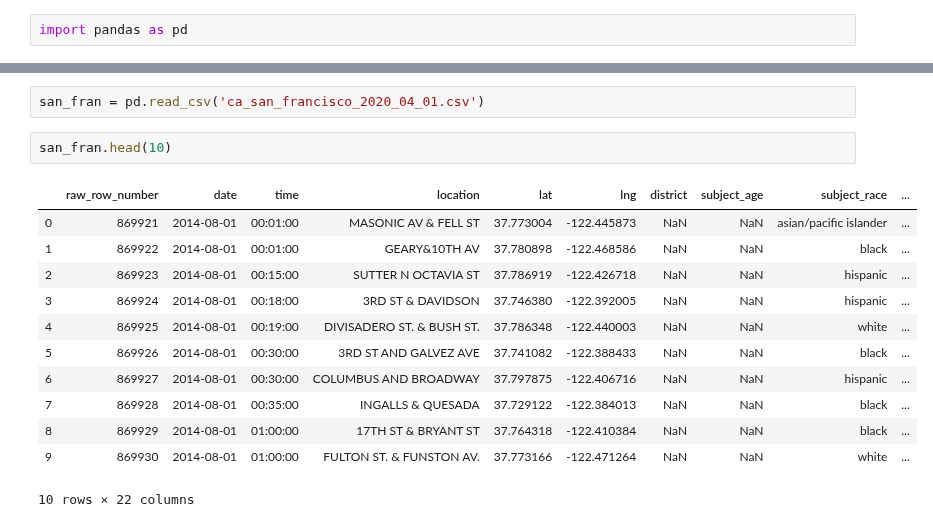
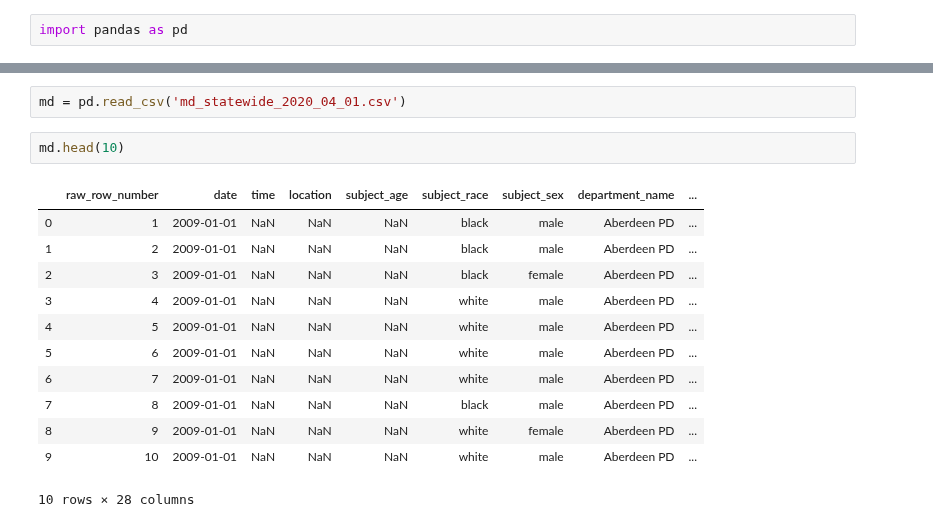
Before and after one commit to tahentx/pv_workbook, a Jupyter notebook: datascience/policing/stanford_policing_eda.ipynb, the cells around one changed output, grey strips where cells are left out. Cells and saved outputs as stored; diff of their text form.

```diff
--- a/datascience/policing/stanford_policing_eda.ipynb
+++ b/datascience/policing/stanford_policing_eda.ipynb
@@ -3,17 +140,17 @@ import pandas as pd
 # %%
-san_fran = pd.read_csv('ca_san_francisco_2020_04_01.csv')
+md = pd.read_csv('md_statewide_2020_04_01.csv')
 # %%
-san_fran.head(10)
+md.head(10)
 # %% [output]
-|  | raw_row_number | date | time | location | lat | lng | district | subject_age | subject_race | ... |
-| 0 | 869921 | 2014-08-01 | 00:01:00 | MASONIC AV & FELL ST | 37.773004 | -122.445873 | NaN | NaN | asian/pacific islander | ... |
-| 1 | 869922 | 2014-08-01 | 00:01:00 | GEARY&10TH AV | 37.780898 | -122.468586 | NaN | NaN | black | ... |
-| 2 | 869923 | 2014-08-01 | 00:15:00 | SUTTER N OCTAVIA ST | 37.786919 | -122.426718 | NaN | NaN | hispanic | ... |
-| 3 | 869924 | 2014-08-01 | 00:18:00 | 3RD ST & DAVIDSON | 37.746380 | -122.392005 | NaN | NaN | hispanic | ... |
-| 4 | 869925 | 2014-08-01 | 00:19:00 | DIVISADERO ST. & BUSH ST. | 37.786348 | -122.440003 | NaN | NaN | white | ... |
-| 5 | 869926 | 2014-08-01 | 00:30:00 | 3RD ST AND GALVEZ AVE | 37.741082 | -122.388433 | NaN | NaN | black | ... |
-| 6 | 869927 | 2014-08-01 | 00:30:00 | COLUMBUS AND BROADWAY | 37.797875 | -122.406716 | NaN | NaN | hispanic | ... |
-| 7 | 869928 | 2014-08-01 | 00:35:00 | INGALLS & QUESADA | 37.729122 | -122.384013 | NaN | NaN | black | ... |
-| 8 | 869929 | 2014-08-01 | 01:00:00 | 17TH ST & BRYANT ST | 37.764318 | -122.410384 | NaN | NaN | black | ... |
-| 9 | 869930 | 2014-08-01 | 01:00:00 | FULTON ST. & FUNSTON AV. | 37.773166 | -122.471264 | NaN | NaN | white | ... |
+|  | raw_row_number | date | time | location | subject_age | subject_race | subject_sex | department_name | ... |
+| 0 | 1 | 2009-01-01 | NaN | NaN | NaN | black | male | Aberdeen PD | ... |
+| 1 | 2 | 2009-01-01 | NaN | NaN | NaN | black | male | Aberdeen PD | ... |
+| 2 | 3 | 2009-01-01 | NaN | NaN | NaN | black | female | Aberdeen PD | ... |
+| 3 | 4 | 2009-01-01 | NaN | NaN | NaN | white | male | Aberdeen PD | ... |
+| 4 | 5 | 2009-01-01 | NaN | NaN | NaN | white | male | Aberdeen PD | ... |
+| 5 | 6 | 2009-01-01 | NaN | NaN | NaN | white | male | Aberdeen PD | ... |
+| 6 | 7 | 2009-01-01 | NaN | NaN | NaN | white | male | Aberdeen PD | ... |
+| 7 | 8 | 2009-01-01 | NaN | NaN | NaN | black | male | Aberdeen PD | ... |
+| 8 | 9 | 2009-01-01 | NaN | NaN | NaN | white | female | Aberdeen PD | ... |
+| 9 | 10 | 2009-01-01 | NaN | NaN | NaN | white | male | Aberdeen PD | ... |
-10 rows × 22 columns
+10 rows × 28 columns
```
Also changed, not shown: parts of 19 cells of this notebook.
